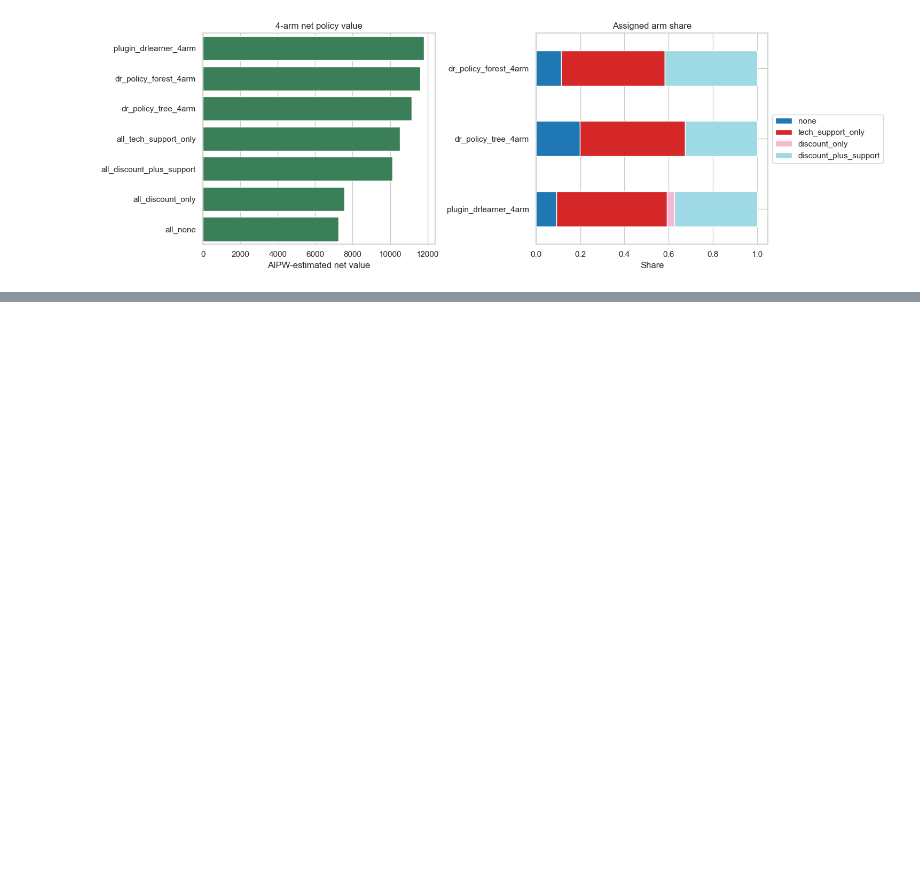
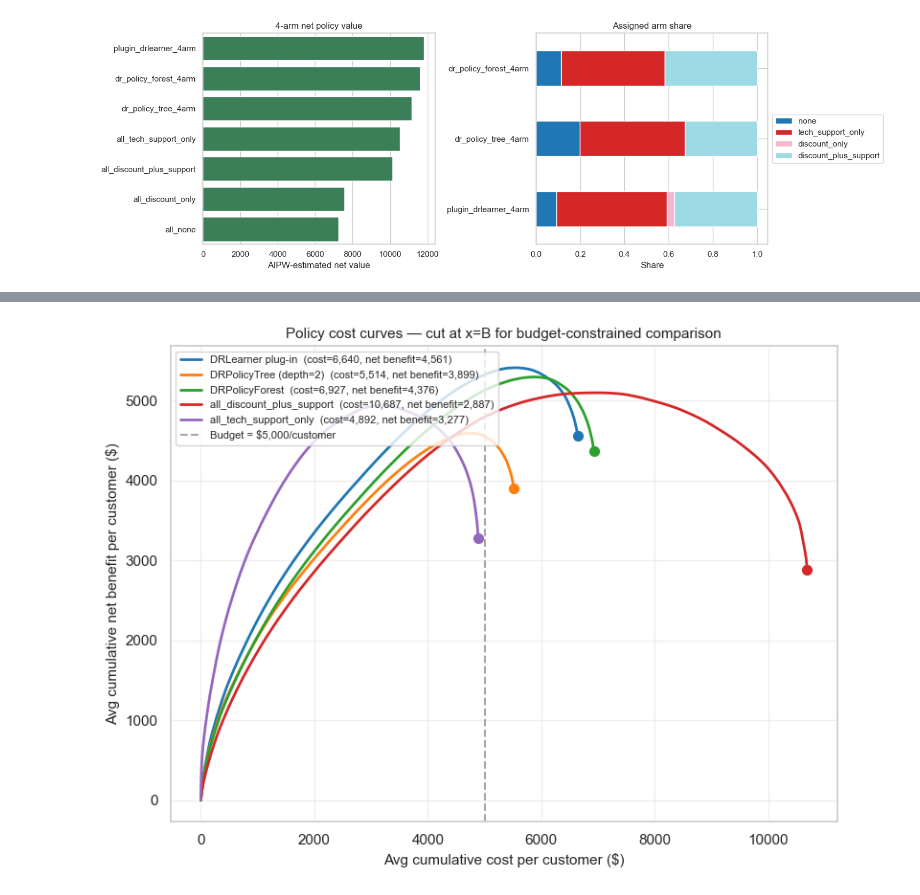
Before and after one commit to CausalInferenceLab/causal-studio, a Jupyter notebook: book/who_should_be_treated/who_should_be_treated_ko.ipynb, the cells around one changed output, grey strips where cells are left out. Cells and saved outputs as stored; diff of their text form; code cells hidden in the pictures; blank space fills up the shorter version.

```diff
--- a/book/who_should_be_treated/who_should_be_treated_ko.ipynb
+++ b/book/who_should_be_treated/who_should_be_treated_ko.ipynb
@@ -740,0 +762,17 @@ DRLearner plug-in 정책(11,810)의 정책 가치가 가장 높았습니다. `te
+# %%
+# 처치별 E[C(a) | X] 추정
+# c_hat_test[i, a] = 고객 i가 처치 a를 받을 때의 예측 비용
+c_true_by_arm = {1: c_tech, 2: c_disc, 3: c_tech + c_disc}
+
+c_hat_test = np.zeros((len(X_test), 4))   # 처치 0 → 비용 = 0
+for arm_id in [1, 2, 3]:
+    mask_train = (A_train == arm_id)
+    mdl = RandomForestRegressor(n_estimators=300, min_samples_leaf=20,
+                                random_state=SEED, n_jobs=1)
+    mdl.fit(X_train[mask_train], c_true_by_arm[arm_id][train_idx[mask_train]])
+    c_hat_test[:, arm_id] = np.maximum(mdl.predict(X_test), 200.0)
+
+print("Estimated E[C(a)|X] — test set (mean ± std):")
+for arm_id, arm_name in ARM_NAMES.items():
+    if arm_id > 0:
+        print(f"  {arm_name:25s}: {c_hat_test[:, arm_id].mean():8,.0f} ± {c_hat_test[:, arm_id].std():6,.0f}")
@@ -740,0 +795,61 @@ DRLearner plug-in 정책(11,810)의 정책 가치가 가장 높았습니다. `te
+# %%
+def policy_cost_curve(pi_eval, gamma_matrix, c_hat_matrix):
+    """
+    처치별 고객 비용 추정값을 사용해 비용 곡선을 생성합니다.
+    c_hat_matrix[i, a] = Ê[C(a) | X_i]
+
+    x = 고객 1인당 누적 평균 처치 비용 (gross)
+    y = 고객 1인당 누적 평균 순이익 (Y_net에 비용이 이미 차감된 값)
+      → x + y = 무처치 대비 총 매출 증분
+
+    처치 고객은 순이익 / 추정 비용 비율(내림차순)로 정렬합니다.
+    """
+    pi = np.asarray(pi_eval).ravel().astype(int)
+    n = len(pi)
+    treated = pi > 0
+    if treated.sum() == 0:
+        return np.array([0.0]), np.array([0.0])
+
+    benefit = gamma_matrix[np.arange(n), pi] - gamma_matrix[:, 0]
+    cost    = c_hat_matrix[np.arange(n), pi].astype(float)
+
+    b_t, c_t = benefit[treated], cost[treated]
+    ratio = np.where(c_t > 0, b_t / c_t, b_t)
+    order = np.argsort(-ratio)
+
+    cum_cost    = np.r_[0, np.cumsum(c_t[order])]
+    cum_benefit = np.r_[0, np.cumsum(b_t[order])]
+    return cum_cost / n, cum_benefit / n
+
+
+n_test = len(X_test)
+policies_curve = [
+    ('DRLearner plug-in',         pi_plugin),
+    ('DRPolicyTree (depth=2)',     pi_tree),
+    ('DRPolicyForest',            pi_forest),
+    ('all_discount_plus_support', np.full(n_test, 3)),
+    ('all_tech_support_only',     np.full(n_test, 1)),
+]
+
+fig, ax = plt.subplots(figsize=(8, 6))
+colors = ['tab:blue', 'tab:orange', 'tab:green', 'tab:red', 'tab:purple']
+
+for (name, pi_eval), color in zip(policies_curve, colors):
+    cc, cg = policy_cost_curve(pi_eval, gamma_net, c_hat_test)
+    ax.plot(cc, cg, lw=2, color=color,
+            label=f'{name}  (cost={cc[-1]:,.0f}, net benefit={cg[-1]:,.0f})')
+    ax.scatter([cc[-1]], [cg[-1]], s=50, color=color, zorder=5)
+
+budget_example = 5_000
+ax.axvline(budget_example, color='gray', lw=1.5, ls='--', alpha=0.7,
+           label=f'Budget = ${budget_example:,}/customer')
+
+ax.set_xlabel('Avg cumulative cost per customer ($)', fontsize=11)
+ax.set_ylabel('Avg cumulative net benefit per customer ($)', fontsize=11)
+ax.set_title('Policy cost curves — cut at x=B for budget-constrained comparison', fontsize=11)
+ax.legend(fontsize=8, loc='upper left')
+ax.grid(True, alpha=0.3)
+plt.tight_layout()
+plt.show()
+# %% [output]
+[figure, added]
```
Also changed, not shown: parts of 28 cells of this notebook, 1 other file.
